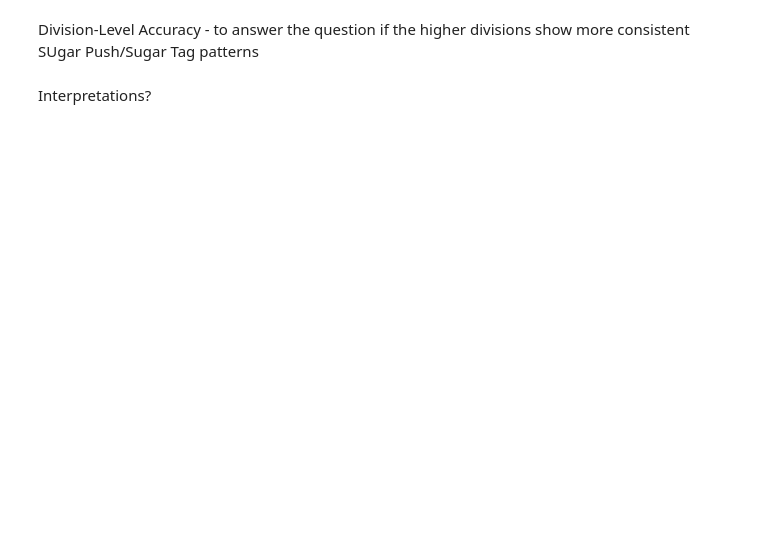
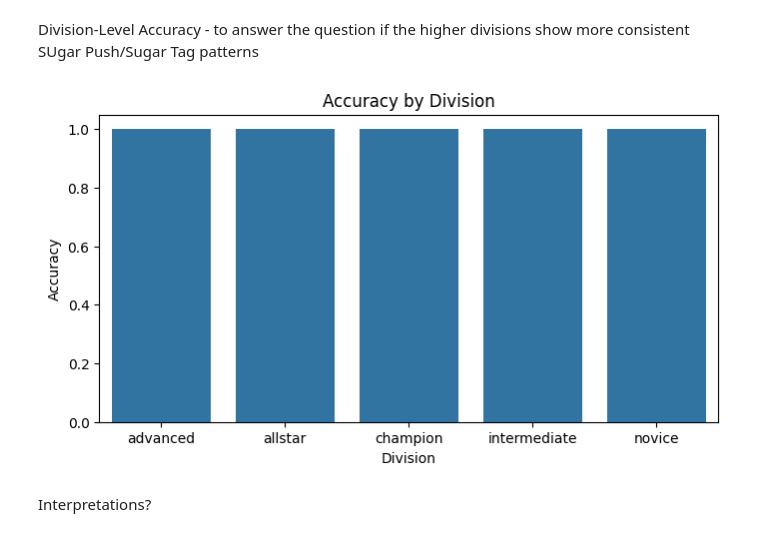
Before and after one commit to AniaNiedzialek/CS171_project, a Jupyter notebook: notebooks/04_cnn_analysis_visualization.ipynb, the cells around one changed output. Cells and saved outputs as stored; diff of their text form; code cells hidden in the pictures; blank space fills up the shorter version.

```diff
--- a/notebooks/04_cnn_analysis_visualization.ipynb
+++ b/notebooks/04_cnn_analysis_visualization.ipynb
@@ -52,7 +56,7 @@ image_paths = []
 true_labels = []
 
 for idx, row in labels_df.iterrows():
-    folder = f"../data/frames{row['division']}/{row['division']}_{row['id']}"
+    folder = f"../data/frames/{row['division']}/{row['division']}_{row['id']}"
     for img_path in Path(folder).glob("*.jpg"):
         image_paths.append(str(img_path))
         true_labels.append(label2id[row['pattern']])
@@ -178,18 +194,30 @@ if len(mis_idx) > 0:
 # %% [markdown]
 Division-Level Accuracy - to answer the question if the higher divisions show more consistent SUgar Push/Sugar Tag patterns
 # %%
-labels_df["pred"] = preds
+# Create a DataFrame for frame-level results since preds are per-frame
+results_df = pd.DataFrame({
+    "true_label": true_labels,
+    "pred": preds,
+    "path": image_paths
+})
 
-division_acc = labels_df.groupby("division").apply(
-    lambda x: np.mean(x["pred"] == x["pattern"].map(label2id))
+# Extract division from path
+# Path structure: .../frames/<division>/<video_folder>/<image.jpg>
+results_df["division"] = results_df["path"].apply(lambda x: Path(x).parent.parent.name)
+
+# Calculate accuracy
+division_acc = results_df.groupby("division").apply(
+    lambda x: np.mean(x["pred"] == x["true_label"])
 )
 
 plt.figure(figsize=(8,4))
 sns.barplot(x=division_acc.index, y=division_acc.values)
 plt.title("Accuracy by Division")
 plt.ylabel("Accuracy")
 plt.xlabel("Division")
 plt.show()
+# %% [output]
+[figure, added]
 # %% [markdown]
 Interpretations?
 # %% [markdown]
```
Also changed, not shown: parts of 9 cells of this notebook, 3 other files.
